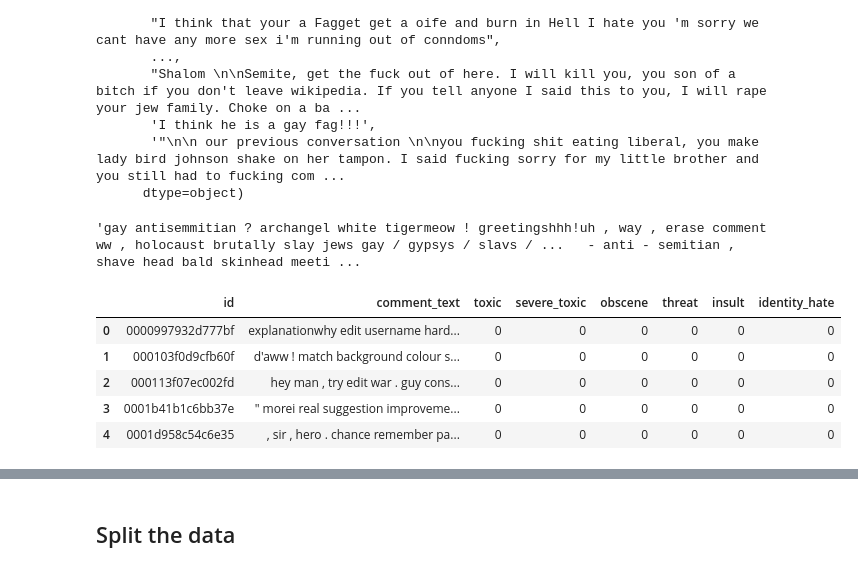
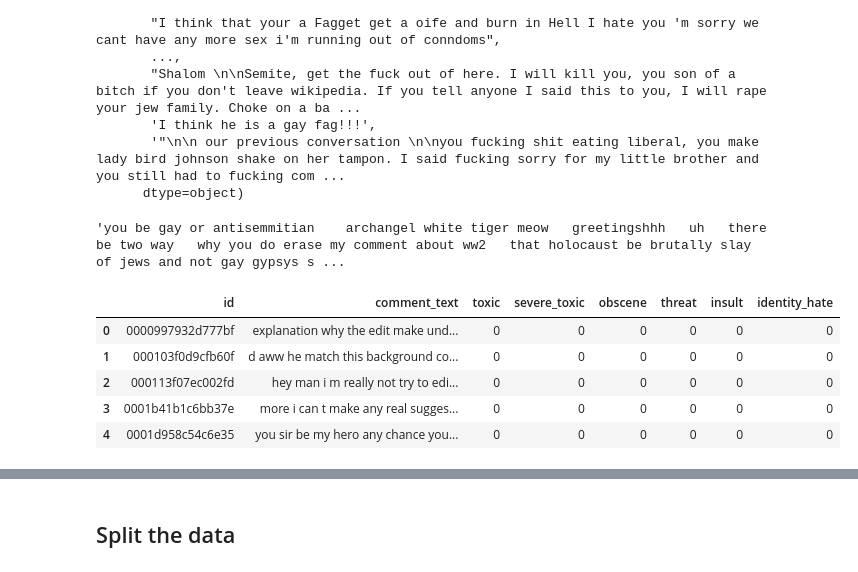
Before and after one commit to IamKrill1n/Toxic-comment-classification, a Jupyter notebook: starter_notebook.ipynb, the cells around one changed output, grey strips where cells are left out. Saved outputs shown, nothing was run; the diff lists cells and outputs as text; code cells hidden in the pictures.

Commit message:
add clean data ver 2

```diff
--- a/starter_notebook.ipynb
+++ b/starter_notebook.ipynb
@@ -335,22 +335,24 @@ APPO = {
 def clean_text(text):
     # Convert to lowercase
     text = text.lower()
+    # Remove non ascii characters
+    text = re.sub(r'[^\x00-\x7f]', r' ', text)
     # Remove special characters
     # text = re.sub(r'\W', ' ', text)
-    # Remove \n
-    text= re.sub("\\n","",text)
+    # Remove \n\r
+    text= re.sub(r'/\\n+|\\r+|\n+|\r+/', r' ', text)
     # Remove leaky elements like ip,user
-    text=re.sub("\d{1,3}\.\d{1,3}\.\d{1,3}\.\d{1,3}","",text)
+    # text=re.sub("\d{1,3}\.\d{1,3}\.\d{1,3}\.\d{1,3}","",text)
     # Removing usernames
-    text=re.sub("\[\[.*\]","",text)
+    # text=re.sub("\[\[.*\]","",text)
     # Remove emojis
 #     text = re.sub(r'[\U00010000-\U0010ffff]', ' ', text, flags=re.UNICODE)
 
     # Remove punctuation
-#     text = re.sub(r'[^\w\s]', ' ', text)
+    text = re.sub(r'[]!"$%&\'()*+,./:;=#@?[\\^_`{|}~-]+', ' ', text)
 
     # Remove numbers
-    text = re.sub(r'\d', ' ', text)
+    # text = re.sub(r'\d', ' ', text)
     # tokenization
     doc = nlp(text)
     words = [token for token in doc]
@@ -359,8 +361,8 @@ def clean_text(text):
     # lemmatization
     words = [word.lemma_.lower() if word.lemma_ != '-PRON-' else word.text for word in words]
     # Remove stopwords
-    words = [word for word in words if word not in STOPWORDS]
-    return ' '.join(words) + ' '
+    # words = [word for word in words if word not in STOPWORDS]
+    return ' '.join(words)
 # %%
 data_classify['identity_hate_cmt']
 # %% [output]
@@ -375,16 +377,16 @@ array(["You are gay or antisemmitian? \n\nArchangel WHite Tiger\n\nMeow! Greetin
 # %%
 clean_text(data_classify['identity_hate_cmt'][0])
 # %% [output]
-'gay antisemmitian ? archangel white tigermeow ! greetingshhh!uh , way , erase comment ww , holocaust brutally slay jews gay / gypsys / slavs / ...   - anti - semitian , shave head bald skinhead meeti ...
+'you be gay or antisemmitian    archangel white tiger meow   greetingshhh   uh   there be two way   why you do erase my comment about ww2   that holocaust be brutally slay of jews and not gay gypsys s ...
 # %%
-# data_train['comment_text'] = data_train['comment_text'].apply(clean_text)
-# data_test['comment_text'] = data_test['comment_text'].apply(clean_text)
+data_train['comment_text'] = data_train['comment_text'].apply(clean_text)
+data_test['comment_text'] = data_test['comment_text'].apply(clean_text)
 labels = data_train.drop(['id', 'comment_text'], axis = 1)
 data_train.head()
 # %% [output]
 |  | id | comment_text | toxic | severe_toxic | obscene | threat | insult | identity_hate |
-| 0 | 0000997932d777bf | explanationwhy edit username hard... | 0 | 0 | 0 | 0 | 0 | 0 |
-| 1 | 000103f0d9cfb60f | d'aww ! match background colour s... | 0 | 0 | 0 | 0 | 0 | 0 |
-| 2 | 000113f07ec002fd | hey man , try edit war . guy cons... | 0 | 0 | 0 | 0 | 0 | 0 |
-| 3 | 0001b41b1c6bb37e | " morei real suggestion improveme... | 0 | 0 | 0 | 0 | 0 | 0 |
-| 4 | 0001d958c54c6e35 | , sir , hero . chance remember pa... | 0 | 0 | 0 | 0 | 0 | 0 |
+| 0 | 0000997932d777bf | explanation why the edit make und... | 0 | 0 | 0 | 0 | 0 | 0 |
+| 1 | 000103f0d9cfb60f | d aww he match this background co... | 0 | 0 | 0 | 0 | 0 | 0 |
+| 2 | 000113f07ec002fd | hey man i m really not try to edi... | 0 | 0 | 0 | 0 | 0 | 0 |
+| 3 | 0001b41b1c6bb37e | more i can t make any real sugges... | 0 | 0 | 0 | 0 | 0 | 0 |
+| 4 | 0001d958c54c6e35 | you sir be my hero any chance you... | 0 | 0 | 0 | 0 | 0 | 0 |
```
Also changed, not shown: parts of 11 cells of this notebook, 4 other files.
